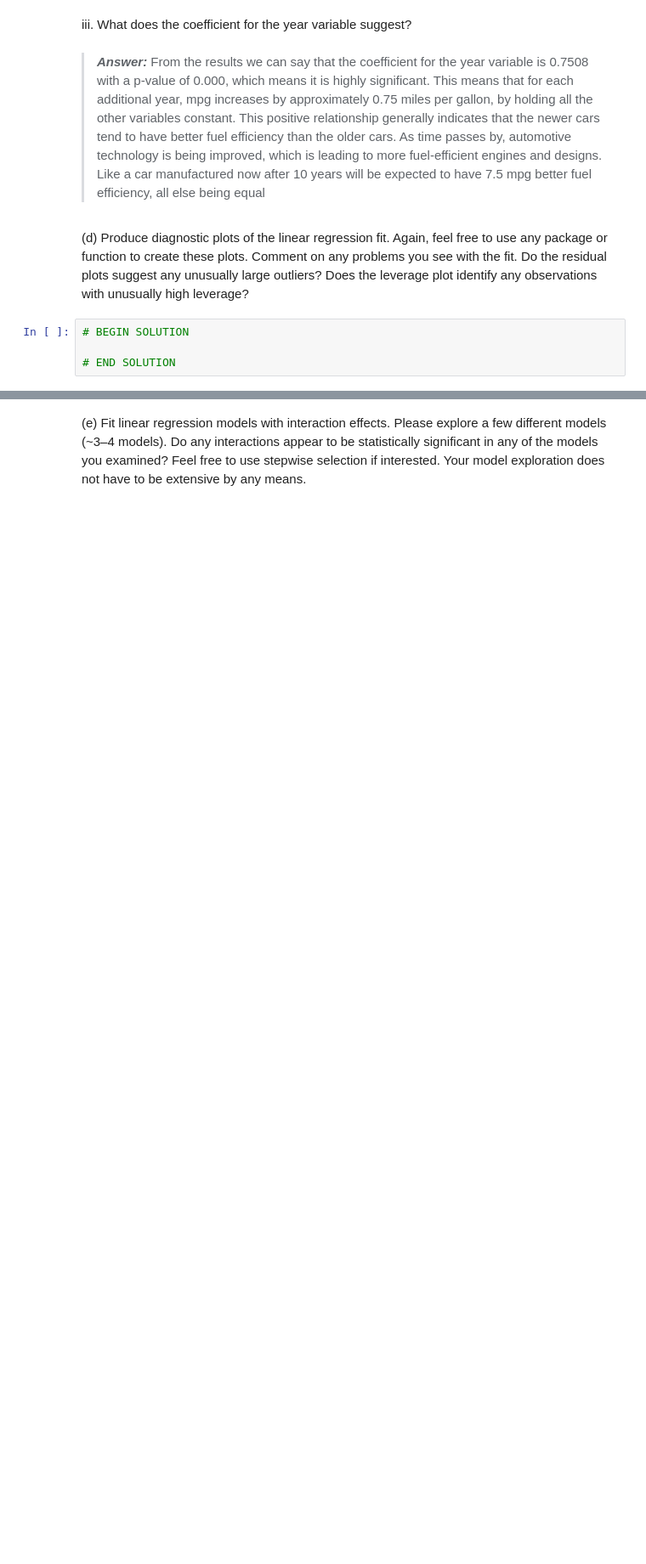
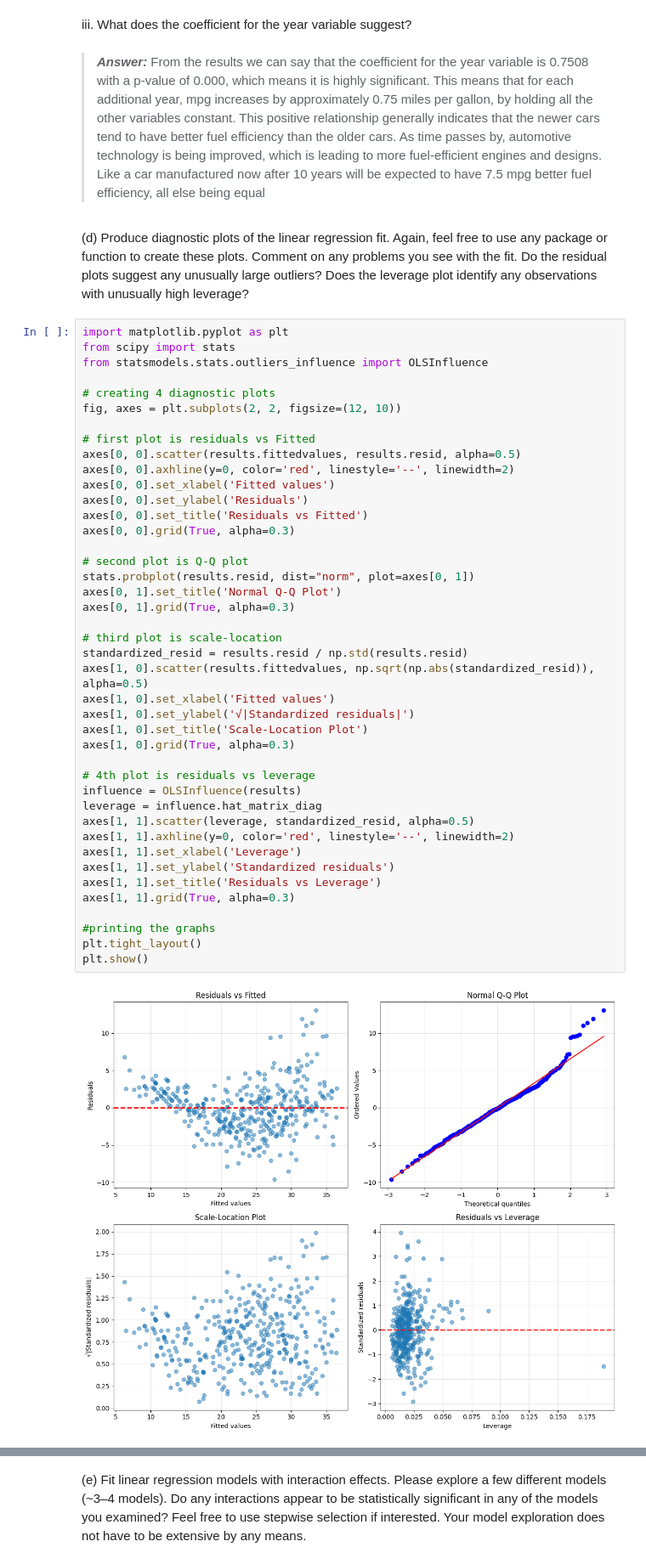
Before and after one commit to YashviKommidi/Machine_learning_26, a Jupyter notebook: INFO521_HW3.ipynb, the cells around one changed output, grey strips where cells are left out. Shown at 85% size. Saved outputs shown, nothing was run; the diff lists cells and outputs as text; blank space fills up the shorter version.

```diff
--- a/INFO521_HW3.ipynb
+++ b/INFO521_HW3.ipynb
@@ -453,7 +453,47 @@ iii. What does the coefficient for the year variable suggest?
 # %% [markdown]
 (d) Produce diagnostic plots of the linear regression fit. Again, feel free to use any package or function to create these plots. Comment on any problems you see with the fit. Do the residual plots suggest any unusually large outliers? Does the leverage plot identify any observations with unusually high leverage?
 # %%
-# BEGIN SOLUTION
+import matplotlib.pyplot as plt
+from scipy import stats
+from statsmodels.stats.outliers_influence import OLSInfluence
 
-# END SOLUTION
+# creating 4 diagnostic plots
+fig, axes = plt.subplots(2, 2, figsize=(12, 10))
+
+# first plot is residuals vs Fitted
+axes[0, 0].scatter(results.fittedvalues, results.resid, alpha=0.5)
+axes[0, 0].axhline(y=0, color='red', linestyle='--', linewidth=2)
+axes[0, 0].set_xlabel('Fitted values')
+axes[0, 0].set_ylabel('Residuals')
+axes[0, 0].set_title('Residuals vs Fitted')
+axes[0, 0].grid(True, alpha=0.3)
+
+# second plot is Q-Q plot
+stats.probplot(results.resid, dist="norm", plot=axes[0, 1])
+axes[0, 1].set_title('Normal Q-Q Plot')
+axes[0, 1].grid(True, alpha=0.3)
+
+# third plot is scale-location
+standardized_resid = results.resid / np.std(results.resid)
+axes[1, 0].scatter(results.fittedvalues, np.sqrt(np.abs(standardized_resid)), alpha=0.5)
+axes[1, 0].set_xlabel('Fitted values')
+axes[1, 0].set_ylabel('√|Standardized residuals|')
+axes[1, 0].set_title('Scale-Location Plot')
+axes[1, 0].grid(True, alpha=0.3)
+
+# 4th plot is residuals vs leverage
+influence = OLSInfluence(results)
+leverage = influence.hat_matrix_diag
+axes[1, 1].scatter(leverage, standardized_resid, alpha=0.5)
+axes[1, 1].axhline(y=0, color='red', linestyle='--', linewidth=2)
+axes[1, 1].set_xlabel('Leverage')
+axes[1, 1].set_ylabel('Standardized residuals')
+axes[1, 1].set_title('Residuals vs Leverage')
+axes[1, 1].grid(True, alpha=0.3)
+
+#printing the graphs
+plt.tight_layout()
+plt.show()
+# %% [output]
+[figure, added]
 # %% [markdown]
```
Also changed, not shown: parts of 22 cells of this notebook, 2 other files.
